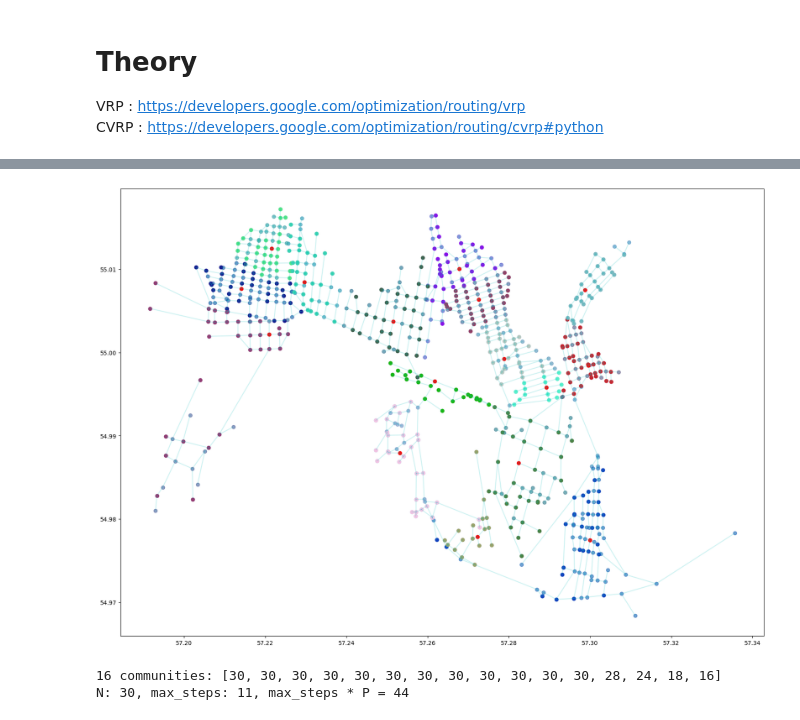
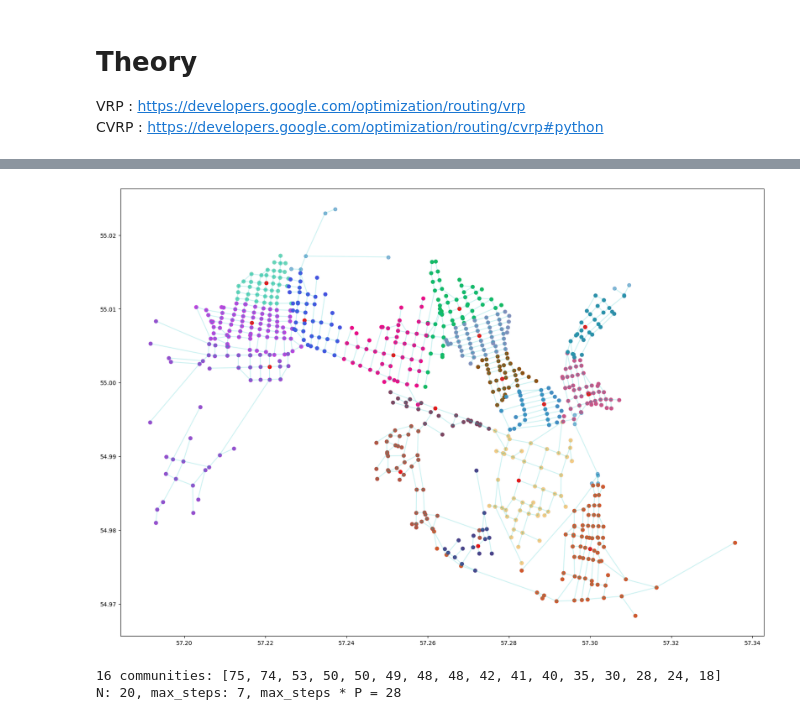
Before and after one commit to MarioAuditore/graph_clustering, a Jupyter notebook: cvrp_leiden.ipynb, the cells around one changed output, grey strips where cells are left out. Drawn from its saved outputs; the diff is of its cells as text; code cells hidden in the pictures.

```diff
--- a/cvrp_leiden.ipynb
+++ b/cvrp_leiden.ipynb
@@ -52,59 +66,41 @@ Text(0.5, 1.0, '715 nodes')
 # %%
 from random import sample
 import leidenalg as la
 
 communities = clustering.leiden(G, partition_type=la.CPMVertexPartition, resolution_parameter = 0.3, weights='length', seed=0)
 communities = [c for c in communities if len(c) >= 10]
 
 # Set the hubs
 hubs = []
 
 for cluster in communities:
     G_cluster = G.subgraph(cluster)
     hubs.append(nx.barycenter(G_cluster, weight='length')[0])
 
-
-sample_size = 30
-subcommunities = []
-for i, c in enumerate(communities):
-    if len(c) > sample_size:
-        c = sample(list(c), sample_size)
-        if hubs[i] not in c:
-            c[0] = hubs[i]
-    subcommunities.append(c)
-
-
 plt.figure(figsize=(20, 14))
 
 plot_simplex(pos, K, alpha=0.5)
 for j, cluster in tqdm(enumerate(communities)):
     color = '#%06X' % randint(0, 0xFFFFFF)
     for v in cluster:
         point = pos[v]
         if v in hubs:
             plt.scatter(point[0], point[1], c='red')
         else:
-            if v in subcommunities[j]:
-                plt.scatter(point[0], point[1], c=color)
-            else:
-                plt.scatter(point[0], point[1], c=color, alpha=0.2)
-
-    # if len(subcommunities[j]) < len(cluster):
-    #     for v in subcommunities[j]:
-    #         point = pos[v]
-    #         plt.scatter(point[0], point[1], c='yellow')
+            plt.scatter(point[0], point[1], c=color)
 # %% [output]
-[figure, old version]
+[figure, new version]
 # %%
 # Max number of delivery points
-N = max([len(c) for c in subcommunities])
+sample_size = 20
+N = sample_size #max([len(c) for c in communities])
 # Number of vehicles
 P = 4
 # max delivery steps
 max_steps = int(N / P * 1.5)
 
-print(f'{len(subcommunities)} communities: {[len(c) for c in subcommunities]}')
+print(f'{len(communities)} communities: {[len(c) for c in communities]}')
 print(f'N: {N}, max_steps: {max_steps}, max_steps * P = {max_steps * P}')
 # %% [output]
-16 communities: [30, 30, 30, 30, 30, 30, 30, 30, 30, 30, 30, 30, 28, 24, 18, 16]
-N: 30, max_steps: 11, max_steps * P = 44
+16 communities: [75, 74, 53, 50, 50, 49, 48, 48, 42, 41, 40, 35, 30, 28, 24, 18]
+N: 20, max_steps: 7, max_steps * P = 28
```
Also changed, not shown: parts of 7 cells of this notebook, 1 other file.
